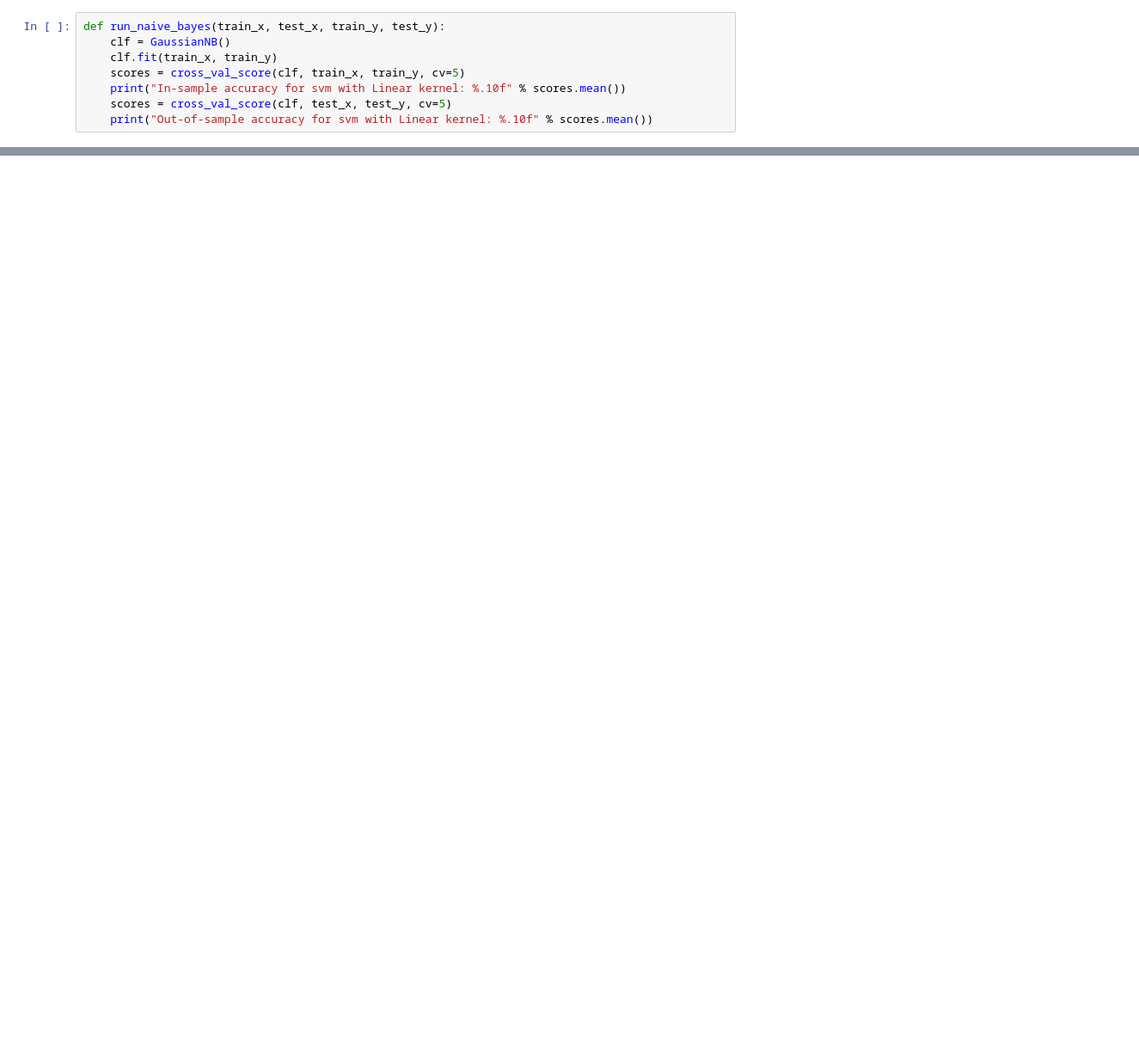
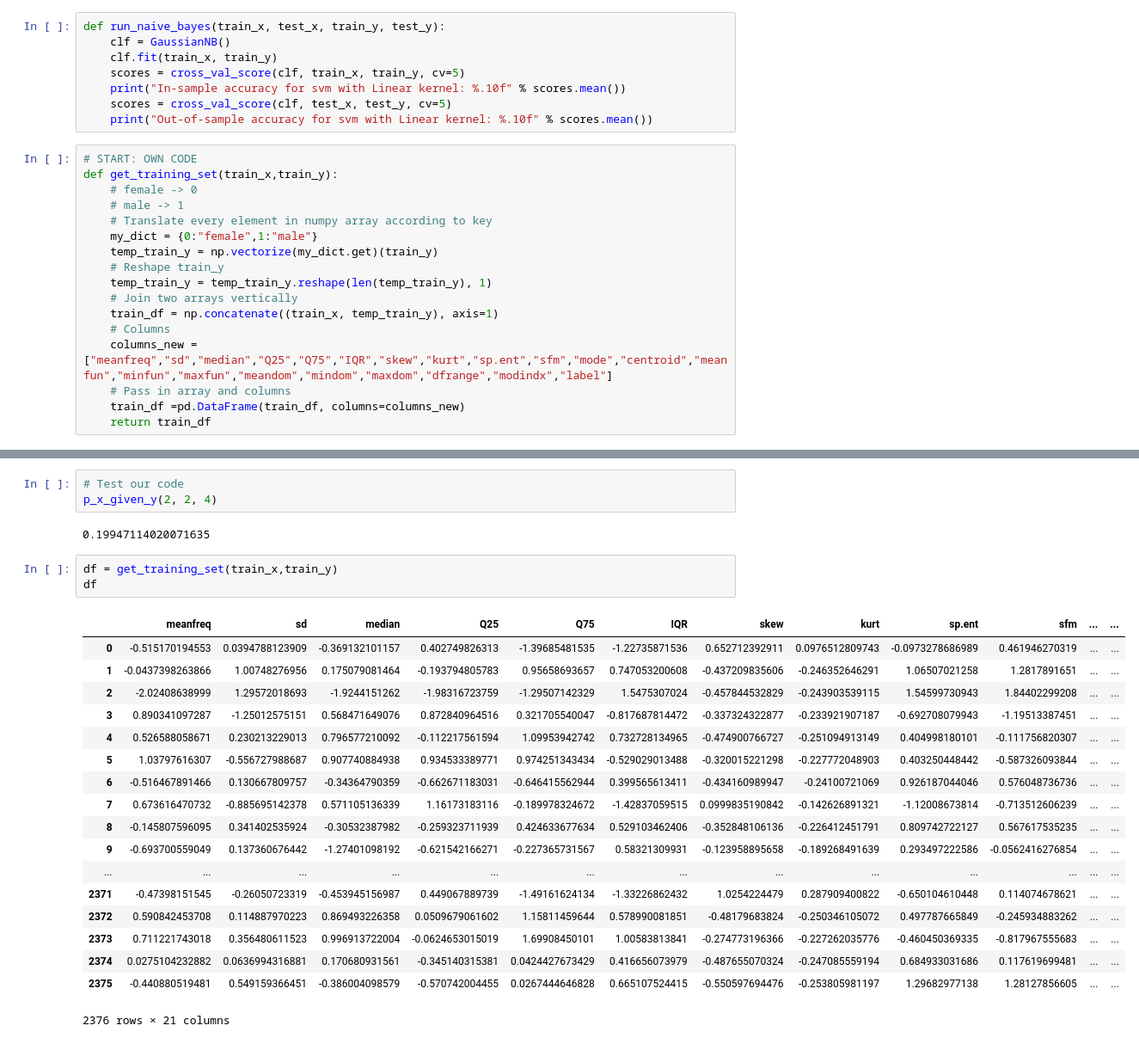
Before and after one commit to kassiwu/Gender_Recognition_by_Voice, a Jupyter notebook: Gaussian_Naive_Bayes.ipynb, the cells around one changed output, grey strips where cells are left out. Shown at 86% size. Cells and saved outputs as stored; diff of their text form; blank space fills up the shorter version.

```diff
--- a/Gaussian_Naive_Bayes.ipynb
+++ b/Gaussian_Naive_Bayes.ipynb
@@ -37,4 +38,21 @@ def run_naive_bayes(train_x, test_x, train_y, test_y):
     print("In-sample accuracy for svm with Linear kernel: %.10f" % scores.mean())
     scores = cross_val_score(clf, test_x, test_y, cv=5)
     print("Out-of-sample accuracy for svm with Linear kernel: %.10f" % scores.mean())
+# %%
+# START: OWN CODE
+def get_training_set(train_x,train_y):
+    # female -> 0
+    # male -> 1
+    # Translate every element in numpy array according to key
+    my_dict = {0:"female",1:"male"}
+    temp_train_y = np.vectorize(my_dict.get)(train_y)
+    # Reshape train_y
+    temp_train_y = temp_train_y.reshape(len(temp_train_y), 1)
+    # Join two arrays vertically
+    train_df = np.concatenate((train_x, temp_train_y), axis=1)
+    # Columns
+    columns_new = ["meanfreq","sd","median","Q25","Q75","IQR","skew","kurt","sp.ent","sfm","mode","centroid","meanfun","minfun","maxfun","meandom","mindom","maxdom","dfrange","modindx","label"]
+    # Pass in array and columns
+    train_df =pd.DataFrame(train_df, columns=columns_new)
+    return train_df
 # %%
@@ -63,0 +166,27 @@ def run_naive_bayes(train_x, test_x, train_y, test_y):
+# %%
+# Test our code
+p_x_given_y(2, 2, 4)
+# %% [output]
+0.19947114020071635
+# %%
+df = get_training_set(train_x,train_y)
+df
+# %% [output]
+|  | meanfreq | sd | median | Q25 | Q75 | IQR | skew | kurt | sp.ent | sfm | ... | ... |
+| 0 | -0.515170194553 | 0.0394788123909 | -0.369132101157 | 0.402749826313 | -1.39685481535 | -1.22735871536 | 0.652712392911 | 0.0976512809743 | -0.0973278686989 | 0.461946270319 | ... | ... |
+| 1 | -0.0437398263866 | 1.00748276956 | 0.175079081464 | -0.193794805783 | 0.95658693657 | 0.747053200608 | -0.437209835606 | -0.246352646291 | 1.06507021258 | 1.2817891651 | ... | ... |
+| 2 | -2.02408638999 | 1.29572018693 | -1.9244151262 | -1.98316723759 | -1.29507142329 | 1.5475307024 | -0.457844532829 | -0.243903539115 | 1.54599730943 | 1.84402299208 | ... | ... |
+| 3 | 0.890341097287 | -1.25012575151 | 0.568471649076 | 0.872840964516 | 0.321705540047 | -0.817687814472 | -0.337324322877 | -0.233921907187 | -0.692708079943 | -1.19513387451 | ... | ... |
+| 4 | 0.526588058671 | 0.230213229013 | 0.796577210092 | -0.112217561594 | 1.09953942742 | 0.732728134965 | -0.474900766727 | -0.251094913149 | 0.404998180101 | -0.111756820307 | ... | ... |
+| 5 | 1.03797616307 | -0.556727988687 | 0.907740884938 | 0.934533389771 | 0.974251343434 | -0.529029013488 | -0.320015221298 | -0.227772048903 | 0.403250448442 | -0.587326093844 | ... | ... |
+| 6 | -0.516467891466 | 0.130667809757 | -0.34364790359 | -0.662671183031 | -0.646415562944 | 0.399565613411 | -0.434160989947 | -0.24100721069 | 0.926187044046 | 0.576048736736 | ... | ... |
+| 7 | 0.673616470732 | -0.885695142378 | 0.571105136339 | 1.16173183116 | -0.189978324672 | -1.42837059515 | 0.0999835190842 | -0.142626891321 | -1.12008673814 | -0.713512606239 | ... | ... |
+| 8 | -0.145807596095 | 0.341402535924 | -0.30532387982 | -0.259323711939 | 0.424633677634 | 0.529103462406 | -0.352848106136 | -0.226412451791 | 0.809742722127 | 0.567617535235 | ... | ... |
+| 9 | -0.693700559049 | 0.137360676442 | -1.27401098192 | -0.621542166271 | -0.227365731567 | 0.58321309931 | -0.123958895658 | -0.189268491639 | 0.293497222586 | -0.0562416276854 | ... | ... |
+| ... | ... | ... | ... | ... | ... | ... | ... | ... | ... | ... | ... | ... |
+| 2371 | -0.47398151545 | -0.26050723319 | -0.453945156987 | 0.449067889739 | -1.49161624134 | -1.33226862432 | 1.0254224479 | 0.287909400822 | -0.650104610448 | 0.114074678621 | ... | ... |
+| 2372 | 0.590842453708 | 0.114887970223 | 0.869493226358 | 0.0509679061602 | 1.15811459644 | 0.578990081851 | -0.48179683824 | -0.250346105072 | 0.497787665849 | -0.245934883262 | ... | ... |
+| 2373 | 0.711221743018 | 0.356480611523 | 0.996913722004 | -0.0624653015019 | 1.69908450101 | 1.00583813841 | -0.274773196366 | -0.227262035776 | -0.460450369335 | -0.817967555683 | ... | ... |
+| 2374 | 0.0275104232882 | 0.0636994316881 | 0.170680931561 | -0.345140315381 | 0.0424427673429 | 0.416656073979 | -0.487655070324 | -0.247085559194 | 0.684933031686 | 0.117619699481 | ... | ... |
+| 2375 | -0.440880519481 | 0.549159366451 | -0.386004098579 | -0.570742004455 | 0.0267444646828 | 0.665107524415 | -0.550597694476 | -0.253805981197 | 1.29682977138 | 1.28127856605 | ... | ... |
+2376 rows × 21 columns
```
Also changed, not shown: parts of 21 cells of this notebook, 3 other files.
